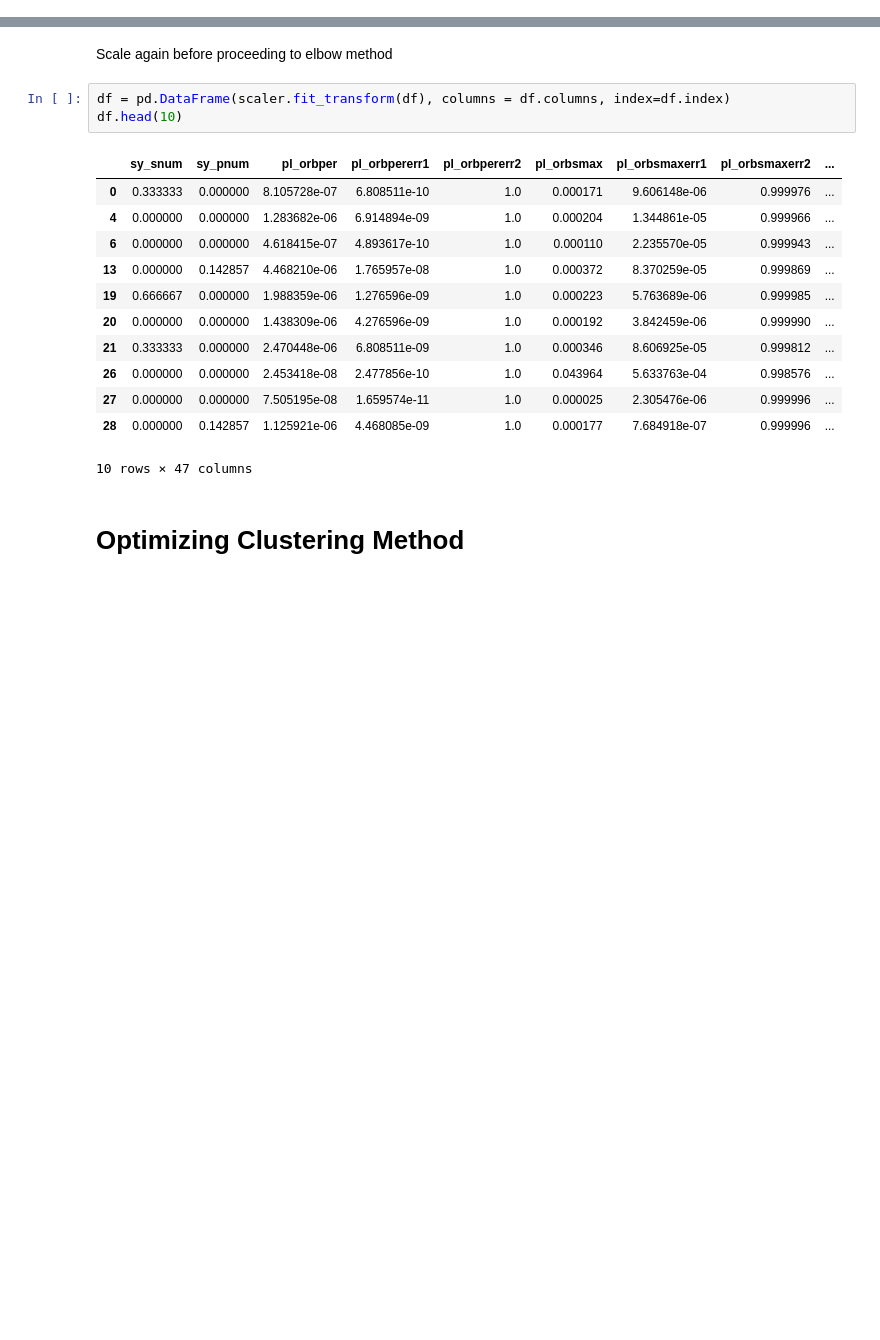
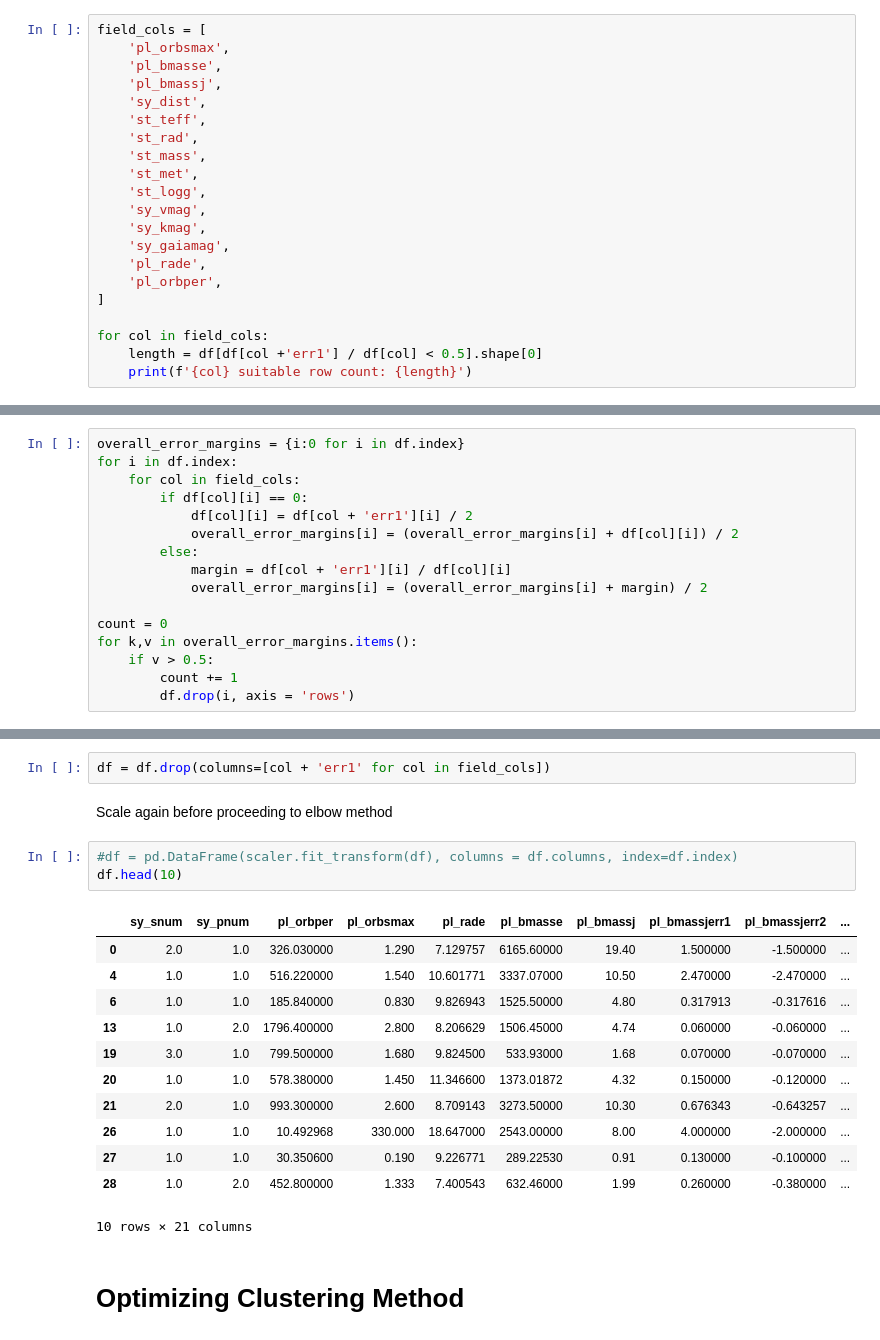
Before and after one commit to hikmetguner/exoplanet-habitability, a Jupyter notebook: dscp.ipynb, the cells around one changed output, grey strips where cells are left out. Drawn from its saved outputs; the diff is of its cells as text; blank space fills up the shorter version.

```diff
--- a/dscp.ipynb
+++ b/dscp.ipynb
@@ -419,0 +462,21 @@ df.head(10)
+# %%
+field_cols = [
+    'pl_orbsmax',
+    'pl_bmasse',
+    'pl_bmassj',
+    'sy_dist',
+    'st_teff',
+    'st_rad',
+    'st_mass',
+    'st_met',
+    'st_logg',
+    'sy_vmag',
+    'sy_kmag',
+    'sy_gaiamag',
+    'pl_rade',
+    'pl_orbper',
+]
+
+for col in field_cols:
+    length = df[df[col +'err1'] / df[col] < 0.5].shape[0]
+    print(f'{col} suitable row count: {length}')
@@ -419,0 +501,16 @@ df.head(10)
+# %%
+overall_error_margins = {i:0 for i in df.index}
+for i in df.index:
+    for col in field_cols:
+        if df[col][i] == 0:
+            df[col][i] = df[col + 'err1'][i] / 2
+            overall_error_margins[i] = (overall_error_margins[i] + df[col][i]) / 2
+        else:
+            margin = df[col + 'err1'][i] / df[col][i]
+            overall_error_margins[i] = (overall_error_margins[i] + margin) / 2
+
+count = 0
+for k,v in overall_error_margins.items():
+    if v > 0.5:
+        count += 1
+        df.drop(i, axis = 'rows')
@@ -420,21 +519,23 @@ df.head(10)
+# %%
+df = df.drop(columns=[col + 'err1' for col in field_cols])
 # %% [markdown]
 Scale again before proceeding to elbow method
 # %%
-df = pd.DataFrame(scaler.fit_transform(df), columns = df.columns, index=df.index)
+#df = pd.DataFrame(scaler.fit_transform(df), columns = df.columns, index=df.index)
 df.head(10)
 # %% [output]
-|  | sy_snum | sy_pnum | pl_orbper | pl_orbpererr1 | pl_orbpererr2 | pl_orbsmax | pl_orbsmaxerr1 | pl_orbsmaxerr2 | ... |
-| 0 | 0.333333 | 0.000000 | 8.105728e-07 | 6.808511e-10 | 1.0 | 0.000171 | 9.606148e-06 | 0.999976 | ... |
-| 4 | 0.000000 | 0.000000 | 1.283682e-06 | 6.914894e-09 | 1.0 | 0.000204 | 1.344861e-05 | 0.999966 | ... |
-| 6 | 0.000000 | 0.000000 | 4.618415e-07 | 4.893617e-10 | 1.0 | 0.000110 | 2.235570e-05 | 0.999943 | ... |
-| 13 | 0.000000 | 0.142857 | 4.468210e-06 | 1.765957e-08 | 1.0 | 0.000372 | 8.370259e-05 | 0.999869 | ... |
-| 19 | 0.666667 | 0.000000 | 1.988359e-06 | 1.276596e-09 | 1.0 | 0.000223 | 5.763689e-06 | 0.999985 | ... |
-| 20 | 0.000000 | 0.000000 | 1.438309e-06 | 4.276596e-09 | 1.0 | 0.000192 | 3.842459e-06 | 0.999990 | ... |
-| 21 | 0.333333 | 0.000000 | 2.470448e-06 | 6.808511e-09 | 1.0 | 0.000346 | 8.606925e-05 | 0.999812 | ... |
-| 26 | 0.000000 | 0.000000 | 2.453418e-08 | 2.477856e-10 | 1.0 | 0.043964 | 5.633763e-04 | 0.998576 | ... |
-| 27 | 0.000000 | 0.000000 | 7.505195e-08 | 1.659574e-11 | 1.0 | 0.000025 | 2.305476e-06 | 0.999996 | ... |
-| 28 | 0.000000 | 0.142857 | 1.125921e-06 | 4.468085e-09 | 1.0 | 0.000177 | 7.684918e-07 | 0.999996 | ... |
+|  | sy_snum | sy_pnum | pl_orbper | pl_orbsmax | pl_rade | pl_bmasse | pl_bmassj | pl_bmassjerr1 | pl_bmassjerr2 | ... |
+| 0 | 2.0 | 1.0 | 326.030000 | 1.290 | 7.129757 | 6165.60000 | 19.40 | 1.500000 | -1.500000 | ... |
+| 4 | 1.0 | 1.0 | 516.220000 | 1.540 | 10.601771 | 3337.07000 | 10.50 | 2.470000 | -2.470000 | ... |
+| 6 | 1.0 | 1.0 | 185.840000 | 0.830 | 9.826943 | 1525.50000 | 4.80 | 0.317913 | -0.317616 | ... |
+| 13 | 1.0 | 2.0 | 1796.400000 | 2.800 | 8.206629 | 1506.45000 | 4.74 | 0.060000 | -0.060000 | ... |
+| 19 | 3.0 | 1.0 | 799.500000 | 1.680 | 9.824500 | 533.93000 | 1.68 | 0.070000 | -0.070000 | ... |
+| 20 | 1.0 | 1.0 | 578.380000 | 1.450 | 11.346600 | 1373.01872 | 4.32 | 0.150000 | -0.120000 | ... |
+| 21 | 2.0 | 1.0 | 993.300000 | 2.600 | 8.709143 | 3273.50000 | 10.30 | 0.676343 | -0.643257 | ... |
+| 26 | 1.0 | 1.0 | 10.492968 | 330.000 | 18.647000 | 2543.00000 | 8.00 | 4.000000 | -2.000000 | ... |
+| 27 | 1.0 | 1.0 | 30.350600 | 0.190 | 9.226771 | 289.22530 | 0.91 | 0.130000 | -0.100000 | ... |
+| 28 | 1.0 | 2.0 | 452.800000 | 1.333 | 7.400543 | 632.46000 | 1.99 | 0.260000 | -0.380000 | ... |
-10 rows × 47 columns
+10 rows × 21 columns
 # %% [markdown]
 <h1> Optimizing Clustering Method </h1>
 # %% [markdown]
```
Also changed, not shown: parts of 19 cells of this notebook.
